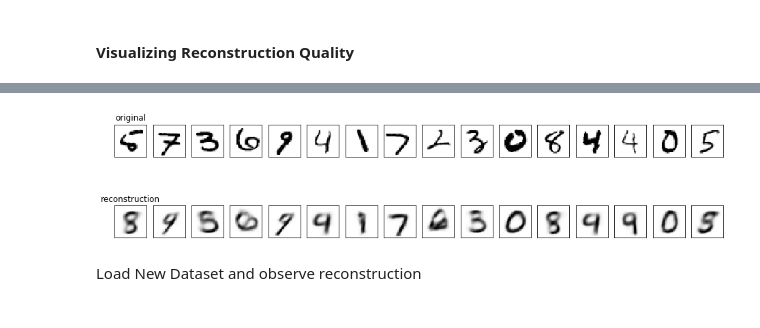
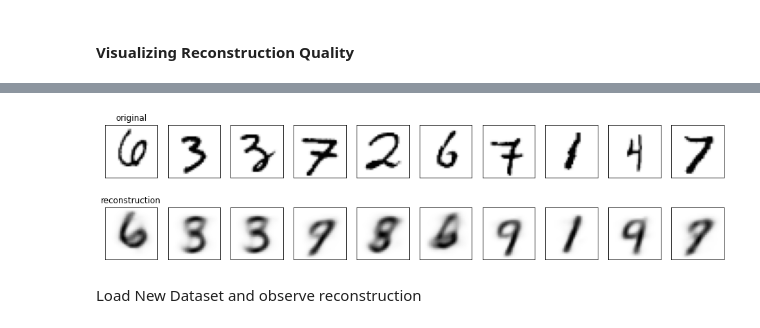
Before and after one commit to AjinkyaIndulkar/CGCV1920-Group8, a Jupyter notebook: Lab 13/Group8_CGCV192013B.ipynb, the cells around one changed output, grey strips where cells are left out. Cells and saved outputs as stored; diff of their text form; code cells hidden in the pictures.

```diff
--- a/Lab 13/Group8_CGCV192013B.ipynb
+++ b/Lab 13/Group8_CGCV192013B.ipynb
@@ -200,3 +149,41 @@ class VariationalAutoencoder(gluon.HybridBlock):
+# %%
+class VariationalAutoencoder(gluon.HybridBlock):
+    '''Class for VAE Architecture'''
+    def __init__(self,  activation = "relu", hiddens= 400, latents = 2, observables = 784, layers = 1, **kwargs):
+        super(VariationalAutoencoder, self).__init__()
+        self.output = None
+        self.mu = None
+        with self.name_scope():
+            self.decoder = Decoder(activation, hiddens, observables, layers, **kwargs)
+            self.encoder = Encoder(activation, hiddens, latents, layers, **kwargs)
+
+    def hybrid_forward(self, F, x):
+        '''function for forward pass of the network'''
+        # feed through encoder
+        h = self.encoder(x) # [BATCHSIZE x 4] encoder output
+        mu_lv = F.split(h, axis=1, num_outputs=2)
+        z_mean = mu_lv[0] # [BATCHSIZE x 2] encoder output mean
+        z_log_var = mu_lv[1] # [BATCHSIZE x 2] encoder output log variance
+
+        # store encoder output
+        self.mu = z_mean
+
+        # draw samples from Normal Distribution
+        eps = F.random_normal(loc=0, scale=1, shape=(BATCH_SIZE, N_LATENT), ctx=model_ctx)
+
+        # compute latent variable
+        z = z_mean + F.exp(0.5*z_log_var)*eps
+
+        # feed through decoder
+        y = self.decoder(z)
+        y_split = F.split(y, axis=1, num_outputs=2)
+        x_mean = y_split[0] # [BATCHSIZE x 2] encoder output mean
+        x_log_var = y_split[1] # [BATCHSIZE x 2] encoder output log variance
+
+        # store decoder output
+        self.output = x_mean
+
+        return x_mean, x_log_var, z_mean, z_log_var
 # %% [markdown]
 ### Task (25 points):
 
@@ -386,24 +347,24 @@ LOSS:
 # %%
-n_samples = 16
+n_samples = 10
 idx = np.random.choice(BATCH_SIZE, n_samples)
 _, axarr = plt.subplots(2, n_samples, figsize=(16,4))
 for i,j in enumerate(idx):
     axarr[0,i].imshow(original[j].reshape((28,28)), cmap='Greys')
     if i==0:
         axarr[0,i].set_title('original')
     #axarr[0,i].axis('off')
     axarr[0,i].get_xaxis().set_ticks([])
     axarr[0,i].get_yaxis().set_ticks([])
 
     axarr[1,i].imshow(result[j].reshape((28,28)), cmap='Greys')
     if i==0:
         axarr[1,i].set_title('reconstruction')
     #axarr[1,i].axis('off')
     axarr[1,i].get_xaxis().set_ticks([])
     axarr[1,i].get_yaxis().set_ticks([])
 plt.show()
 # %% [output]
-[figure, old version]
+[figure, new version]
 # %% [markdown]
 Load New Dataset and observe reconstruction
 # %% [markdown]
```
Also changed, not shown: parts of 17 cells of this notebook, 1 other file.
